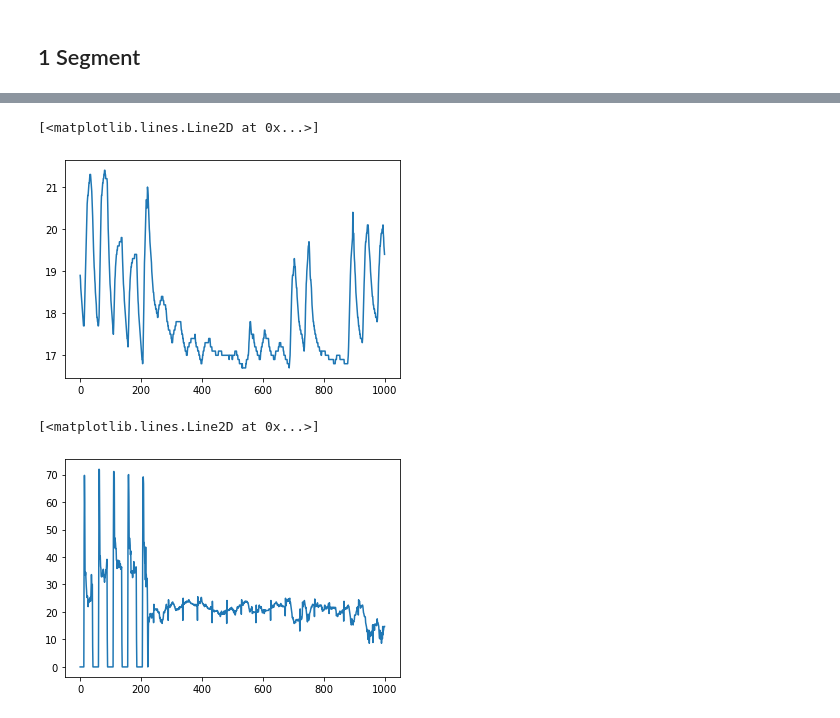
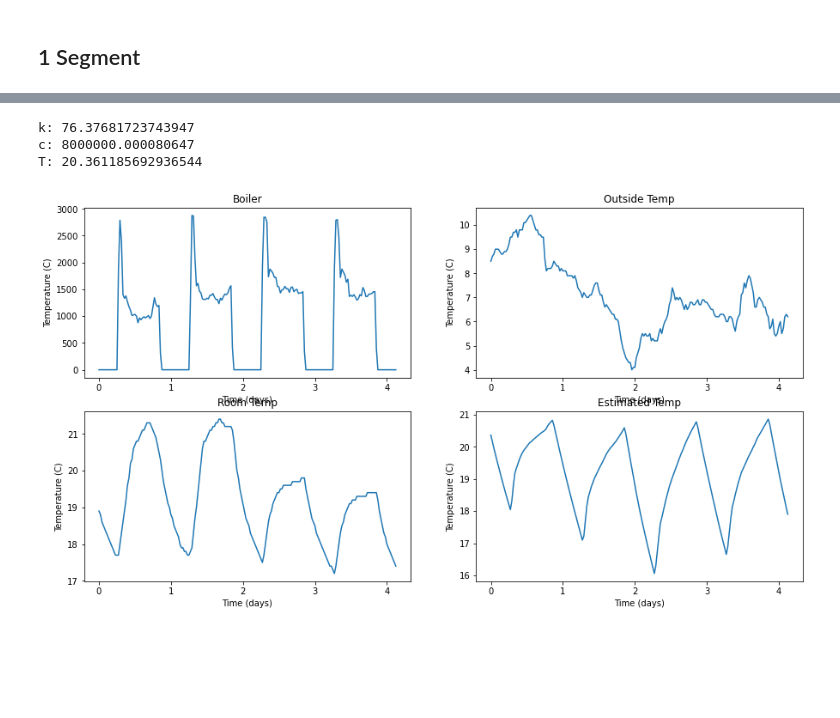
Before and after one commit to harry-rendell/building_simulation, a Jupyter notebook: parsing_stoke.ipynb, the cells around one changed output, grey strips where cells are left out. Cells and saved outputs as stored; diff of their text form; code cells hidden in the pictures; blank space fills up the shorter version.

```diff
--- a/parsing_stoke.ipynb
+++ b/parsing_stoke.ipynb
@@ -86,0 +102,14 @@ np.diff(times)[0]
+# %%
+# Initialise class with system parameters
+sys_guess = model_ND('test', k0, c0, T0, T_out, Q_in)
+
+# Run simulation. This recreates simple_model.ipynb showing that our generalised model works.
+T_guess = sys_guess.run(times=times).flatten()
+# %%
+fig, axes = plt.subplots(2,2, figsize=(15,8))
+idx_range = -1
+y = [Q_in, T_out, Ts_true, T_guess]
+labels = ['Boiler', 'Outside Temp', 'Room Temp', 'Estimated Temp']
+for i, ax in enumerate(axes.ravel()):
+    ax.plot(times[:idx_range]/(3600*24), y[i][:idx_range])
+    ax.set(ylabel='Temperature (C)', xlabel='Time (days)', title=labels[i]);
@@ -89,10 +120,25 @@ error, Ts = loss_single_seg(initial_params, 'mse', times, Ts_true, T_out, Q_in)
-# %%
-plt.plot(Ts_true)
-# %% [output]
-[<matplotlib.lines.Line2D at 0x...>]
-[figure, removed]
+# %%
+result = minimize(loss_single_seg, x0=initial_params, tol=1e-3, args=('mse', times, Ts_true, T_out, Q_in), bounds=((1e1,1e2),(1e6,1e7),(10,30)))
+k_est, c_est, T_est = result['x']
+# %%
+print('k: {}\nc: {}\nT: {}'.format(k_est, c_est, T_est))
+# %% [output]
+k: 76.37681723743947
+c: 8000000.000080647
+T: 20.361185692936544
+# %%
+# Initialise class with system parameters
+sys_fit = model_ND('test', k_est, c_est, T_est, T_out, Q_in)
+
+# Run simulation. This recreates simple_model.ipynb showing that our generalised model works.
+Ts = sys_fit.run(times=times).flatten()
 # %%
-plt.plot(Q_in)
+fig, axes = plt.subplots(2,2, figsize=(15,8))
+idx_range = -1
+y = [Q_in, T_out, Ts_true, Ts]
+labels = ['Boiler', 'Outside Temp', 'Room Temp', 'Estimated Temp']
+for i, ax in enumerate(axes.ravel()):
+    ax.plot(times[:idx_range]/(3600*24), y[i][:idx_range])
+    ax.set(ylabel='Temperature (C)', xlabel='Time (days)', title=labels[i]);
 # %% [output]
-[<matplotlib.lines.Line2D at 0x...>]
-[figure, old version]
+[figure, new version]
```
Also changed, not shown: parts of 12 cells of this notebook, 1 other file.
